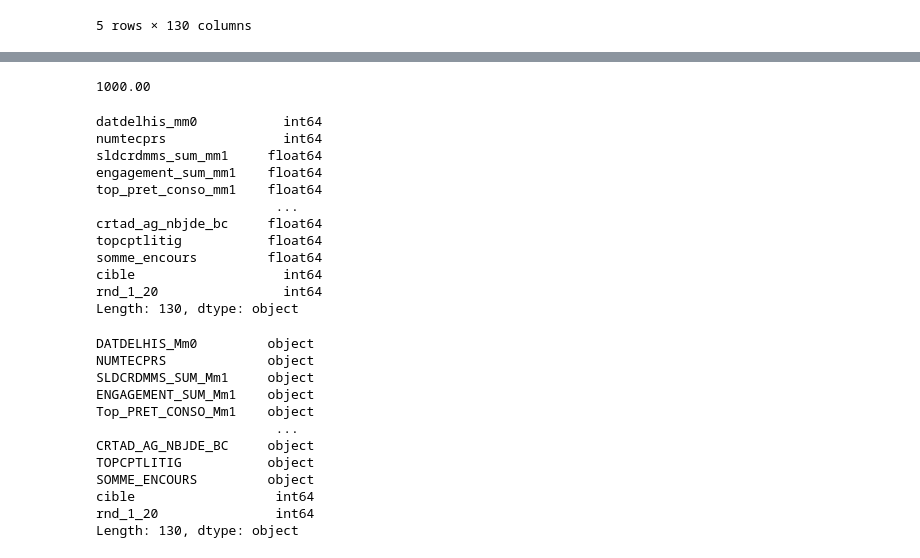
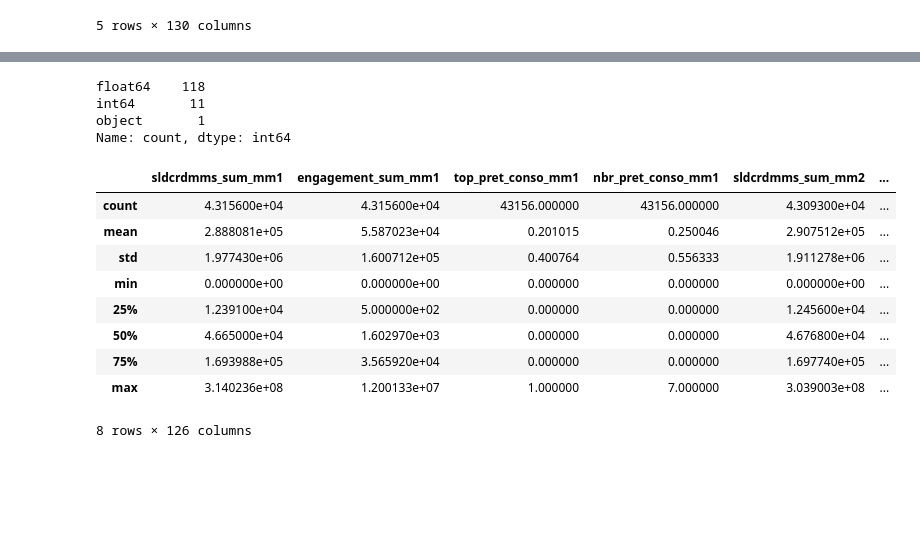
Before and after one commit to DaveMTK20002/PROJET-SCORING-Ikram-Davick, a Jupyter notebook: avancement.ipynb, the cells around one changed output, grey strips where cells are left out. Cells and saved outputs as stored; diff of their text form; code cells hidden in the pictures; blank space fills up the shorter version.

```diff
--- a/avancement.ipynb
+++ b/avancement.ipynb
@@ -8,7 +9,7 @@ import random
 # On fixe la graine
 random.seed(42)
 # %%
-data=pd.read_csv("data_seed2.txt", sep="\t", decimal=",")
+data=pd.read_csv("data_seed2.txt", sep="\t", decimal=",", dtype="object")
 data.columns = data.columns.str.lower()
 data.head()
 # %% [output]
@@ -62,5 +145,10 @@ data.head()
+# %%
+data.dtypes.value_counts()
+# %% [output]
+float64    118
+int64       11
+object       1
+Name: count, dtype: int64
 # %%
 y=data.cible
-X=data.drop(y, axis=1)
+X=data.drop(["cible","datdelhis_mm0", "numtecprs"], axis=1)
-# %% [output]
-1000.00
@@ -67,42 +158,25 @@ X=data.drop(y, axis=1)
+# %%
+from sklearn.model_selection import train_test_split
+
+# X = variables explicatives (features)
+# y = variable cible (target)
+
+X_train, X_test, y_train, y_test = train_test_split(
+    X, y,
+    test_size=0.2,       # 20 % des données pour le test
+    random_state=42,     # pour reproductibilité (comme set.seed en R)
+    stratify=y
+)
 # %%
-from sklearn.model_selection import train_test_split
-
-# X = variables explicatives (features)
-# y = variable cible (target)
-
-X_train, X_test, y_train, y_test = train_test_split(
-    X, y,
-    test_size=0.2,       # 20 % des données pour le test
-    random_state=42,     # pour reproductibilité (comme set.seed en R)
-    shuffle=True         # mélanger les données avant de séparer (par défaut True)
-)
+X_train.describe()
+# %% [output]
+|  | sldcrdmms_sum_mm1 | engagement_sum_mm1 | top_pret_conso_mm1 | nbr_pret_conso_mm1 | sldcrdmms_sum_mm2 | ... |
+| count | 4.315600e+04 | 4.315600e+04 | 43156.000000 | 43156.000000 | 4.309300e+04 | ... |
+| mean | 2.888081e+05 | 5.587023e+04 | 0.201015 | 0.250046 | 2.907512e+05 | ... |
+| std | 1.977430e+06 | 1.600712e+05 | 0.400764 | 0.556333 | 1.911278e+06 | ... |
+| min | 0.000000e+00 | 0.000000e+00 | 0.000000 | 0.000000 | 0.000000e+00 | ... |
+| 25% | 1.239100e+04 | 5.000000e+02 | 0.000000 | 0.000000 | 1.245600e+04 | ... |
+| 50% | 4.665000e+04 | 1.602970e+03 | 0.000000 | 0.000000 | 4.676800e+04 | ... |
+| 75% | 1.693988e+05 | 3.565920e+04 | 0.000000 | 0.000000 | 1.697740e+05 | ... |
+| max | 3.140236e+08 | 1.200133e+07 | 1.000000 | 7.000000 | 3.039003e+08 | ... |
+8 rows × 126 columns
-# %%
-data.dtypes
-# %% [output]
-datdelhis_mm0           int64
-numtecprs               int64
-sldcrdmms_sum_mm1     float64
-engagement_sum_mm1    float64
-top_pret_conso_mm1    float64
-                       ...
-crtad_ag_nbjde_bc     float64
-topcptlitig           float64
-somme_encours         float64
-cible                   int64
-rnd_1_20                int64
-Length: 130, dtype: object
-# %%
-data.dtypes
-# %% [output]
-DATDELHIS_Mm0         object
-NUMTECPRS             object
-SLDCRDMMS_SUM_Mm1     object
-ENGAGEMENT_SUM_Mm1    object
-Top_PRET_CONSO_Mm1    object
-                       ...
-CRTAD_AG_NBJDE_BC     object
-TOPCPTLITIG           object
-SOMME_ENCOURS         object
-cible                  int64
-rnd_1_20               int64
-Length: 130, dtype: object
```
Also changed, not shown: parts of 14 cells of this notebook, 1 other file.
